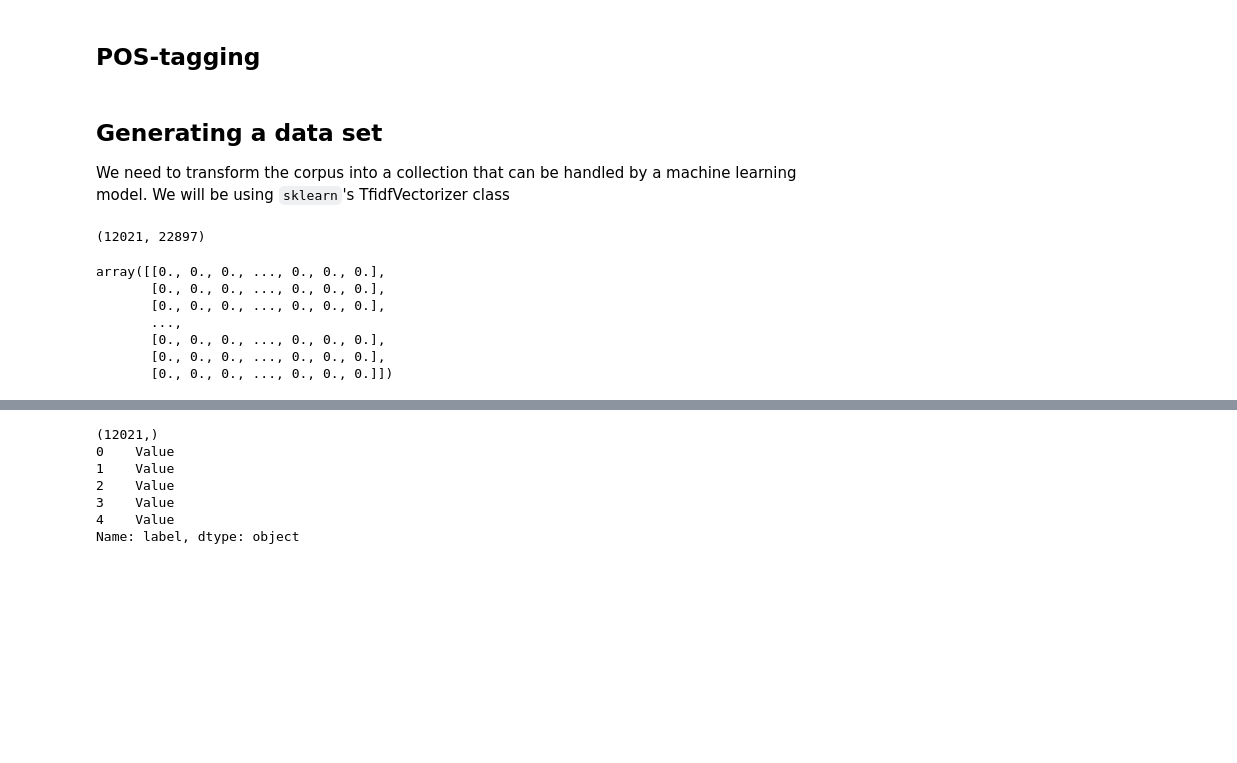
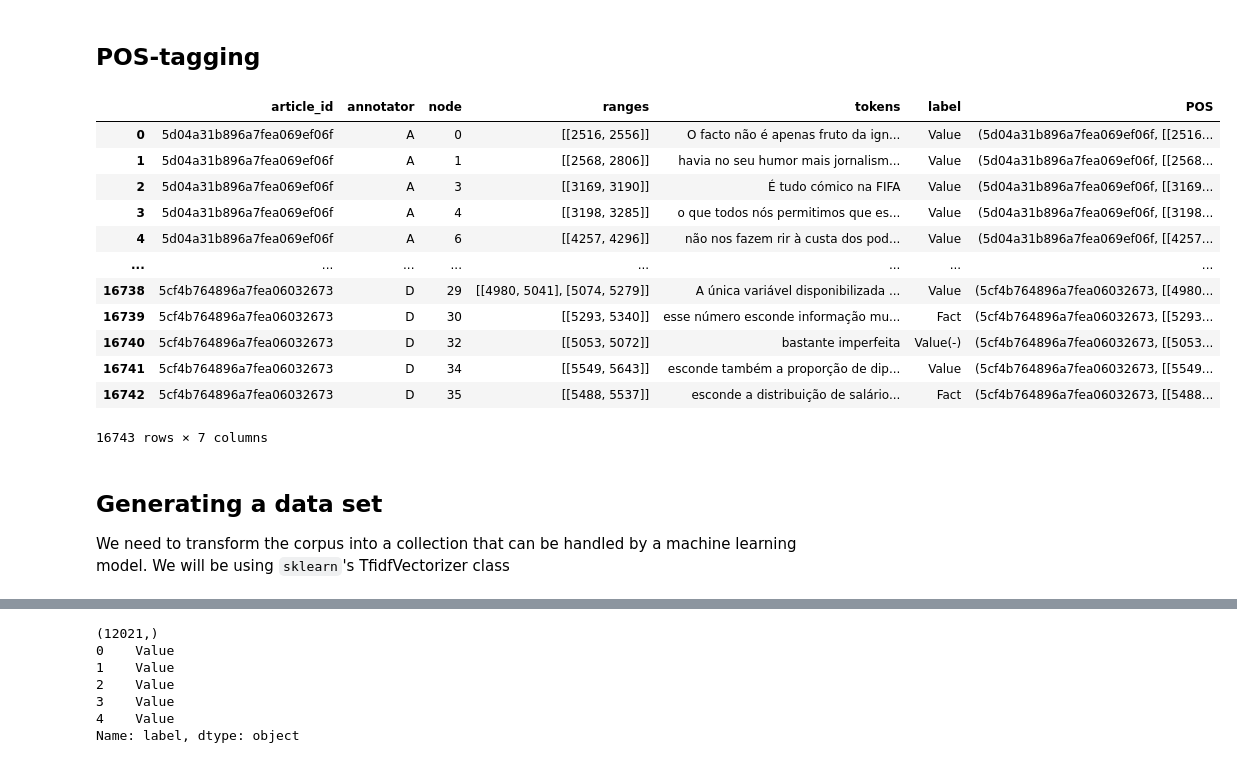
Before and after one commit to Caio-Nogueira/FEUP-PLN, a Jupyter notebook: assignment1.ipynb, the cells around one changed output, grey strips where cells are left out. Saved outputs shown, nothing was run; the diff lists cells and outputs as text; code cells hidden in the pictures; blank space fills up the shorter version.

Commit message:
Started feature engineering

```diff
--- a/assignment1.ipynb
+++ b/assignment1.ipynb
@@ -180,4 +183,51 @@ for i in range(0, dataset['tokens'].size):
 #print(corpus)
 # %% [markdown]
 ## POS-tagging
+# %%
+#Add a new column with POS-tags that will be gathered next
+POS_list = []
+#ADUs["POS"] = []
+
+for row in ADUs.iterrows():
+  POS_list.append((row[1]["article_id"]+row[1]["ranges"]))
+
+ADUs["POS"] = POS_list
+# %%
+import nltk
+
+for i, group in grouped_df:
+  article = articles.loc[articles["article_id"] == i[0]]
+
+  range = group["ranges"].unique()[0]
+  start = eval(range)[0][0]
+  end = eval(range)[0][1]
+  body = article["body"].values[0]
+
+  sentences = nltk.tokenize.sent_tokenize(body)
+  current_pos, current_sent = 0,0
+  while current_pos < start:
+    if current_sent == len(sentences): break
+    current_pos += len(sentences[current_sent])
+    current_sent += 1
+
+  # group.assign(POS = nltk.pos_tag(sentences[current_sent - 1]))
+  #print((nltk.pos_tag(sentences[current_sent - 1])))
+  ADUs["POS"].replace((i[0] + i[1]), str(nltk.pos_tag(sentences[current_sent - 1])), inplace=True)
+  #print(ADUs["POS"])
+# %%
+ADUs
+# %% [output]
+|  | article_id | annotator | node | ranges | tokens | label | POS |
+| 0 | 5d04a31b896a7fea069ef06f | A | 0 | [[2516, 2556]] | O facto não é apenas fruto da ign... | Value | (5d04a31b896a7fea069ef06f, [[2516... |
+| 1 | 5d04a31b896a7fea069ef06f | A | 1 | [[2568, 2806]] | havia no seu humor mais jornalism... | Value | (5d04a31b896a7fea069ef06f, [[2568... |
+| 2 | 5d04a31b896a7fea069ef06f | A | 3 | [[3169, 3190]] | É tudo cómico na FIFA | Value | (5d04a31b896a7fea069ef06f, [[3169... |
+| 3 | 5d04a31b896a7fea069ef06f | A | 4 | [[3198, 3285]] | o que todos nós permitimos que es... | Value | (5d04a31b896a7fea069ef06f, [[3198... |
+| 4 | 5d04a31b896a7fea069ef06f | A | 6 | [[4257, 4296]] | não nos fazem rir à custa dos pod... | Value | (5d04a31b896a7fea069ef06f, [[4257... |
+| ... | ... | ... | ... | ... | ... | ... | ... |
+| 16738 | 5cf4b764896a7fea06032673 | D | 29 | [[4980, 5041], [5074, 5279]] | A única variável disponibilizada ... | Value | (5cf4b764896a7fea06032673, [[4980... |
+| 16739 | 5cf4b764896a7fea06032673 | D | 30 | [[5293, 5340]] | esse número esconde informação mu... | Fact | (5cf4b764896a7fea06032673, [[5293... |
+| 16740 | 5cf4b764896a7fea06032673 | D | 32 | [[5053, 5072]] | bastante imperfeita | Value(-) | (5cf4b764896a7fea06032673, [[5053... |
+| 16741 | 5cf4b764896a7fea06032673 | D | 34 | [[5549, 5643]] | esconde também a proporção de dip... | Value | (5cf4b764896a7fea06032673, [[5549... |
+| 16742 | 5cf4b764896a7fea06032673 | D | 35 | [[5488, 5537]] | esconde a distribuição de salário... | Fact | (5cf4b764896a7fea06032673, [[5488... |
+16743 rows × 7 columns
 # %% [markdown]
@@ -188,19 +239,9 @@ We need to transform the corpus into a collection that can be handled by a machi
 from sklearn.feature_extraction.text import TfidfVectorizer
 
 #set max_features = 10000 to select k features with the highest corpus frequency
-vectorizer = TfidfVectorizer(ngram_range=(1,2), min_df = 2)
+vectorizer = TfidfVectorizer(ngram_range=(1,2), min_df = 3)
 X = vectorizer.fit_transform(corpus).toarray()
 
 print(X.shape)
-X
-# %% [output]
-(12021, 22897)
-array([[0., 0., 0., ..., 0., 0., 0.],
-       [0., 0., 0., ..., 0., 0., 0.],
-       [0., 0., 0., ..., 0., 0., 0.],
-       ...,
-       [0., 0., 0., ..., 0., 0., 0.],
-       [0., 0., 0., ..., 0., 0., 0.],
-       [0., 0., 0., ..., 0., 0., 0.]])
 # %%
 print(vectorizer.get_feature_names())
```
Also changed, not shown: parts of 8 cells of this notebook.
